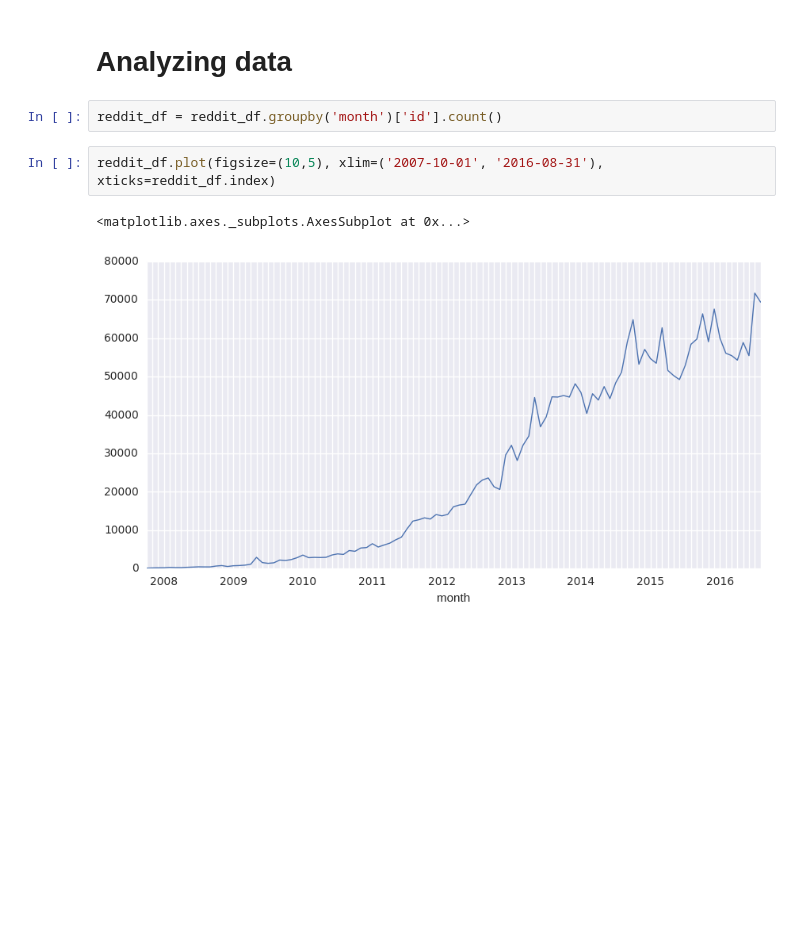
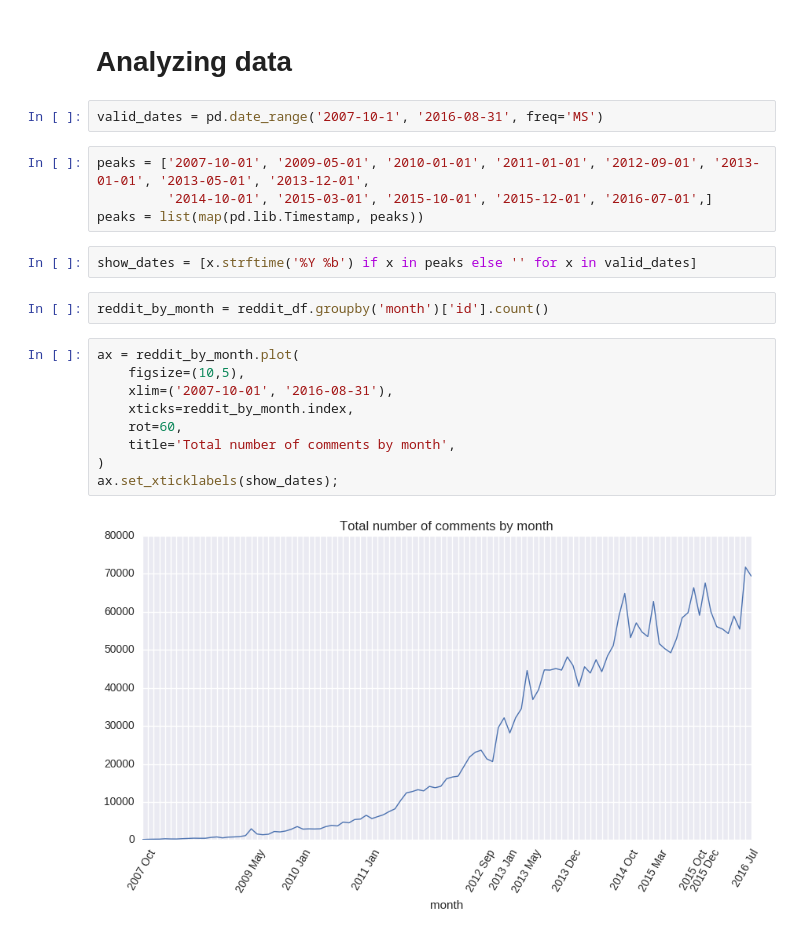
Before and after one commit to mavillard/nandi, a Jupyter notebook: reddit.ipynb, the cells around one changed output. Saved outputs shown, nothing was run; the diff lists cells and outputs as text; blank space fills up the shorter version.

Commit message:
Graphics working

```diff
--- a/reddit.ipynb
+++ b/reddit.ipynb
@@ -140,10 +139,24 @@ reddit_df.head()
 | 4 | masklinn | &gt; I wonder what happens if you... | 0 | 2007-10-16 11:27:15 |  | 0.0 | 0 | c029hiy | t1_c029hiy | ... |
 # %% [markdown]
 # Analyzing data
+# %%
+valid_dates = pd.date_range('2007-10-1', '2016-08-31', freq='MS')
+# %%
+peaks = ['2007-10-01', '2009-05-01', '2010-01-01', '2011-01-01', '2012-09-01', '2013-01-01', '2013-05-01', '2013-12-01',
+         '2014-10-01', '2015-03-01', '2015-10-01', '2015-12-01', '2016-07-01',]
+peaks = list(map(pd.lib.Timestamp, peaks))
+# %%
+show_dates = [x.strftime('%Y %b') if x in peaks else '' for x in valid_dates]
 # %%
-reddit_df = reddit_df.groupby('month')['id'].count()
+reddit_by_month = reddit_df.groupby('month')['id'].count()
 # %%
-reddit_df.plot(figsize=(10,5), xlim=('2007-10-01', '2016-08-31'), xticks=reddit_df.index)
+ax = reddit_by_month.plot(
+    figsize=(10,5),
+    xlim=('2007-10-01', '2016-08-31'),
+    xticks=reddit_by_month.index,
+    rot=60,
+    title='Total number of comments by month',
+)
+ax.set_xticklabels(show_dates);
 # %% [output]
-<matplotlib.axes._subplots.AxesSubplot at 0x...>
-[figure, old version]
+[figure, new version]
```
Also changed, not shown: parts of 6 cells of this notebook.
